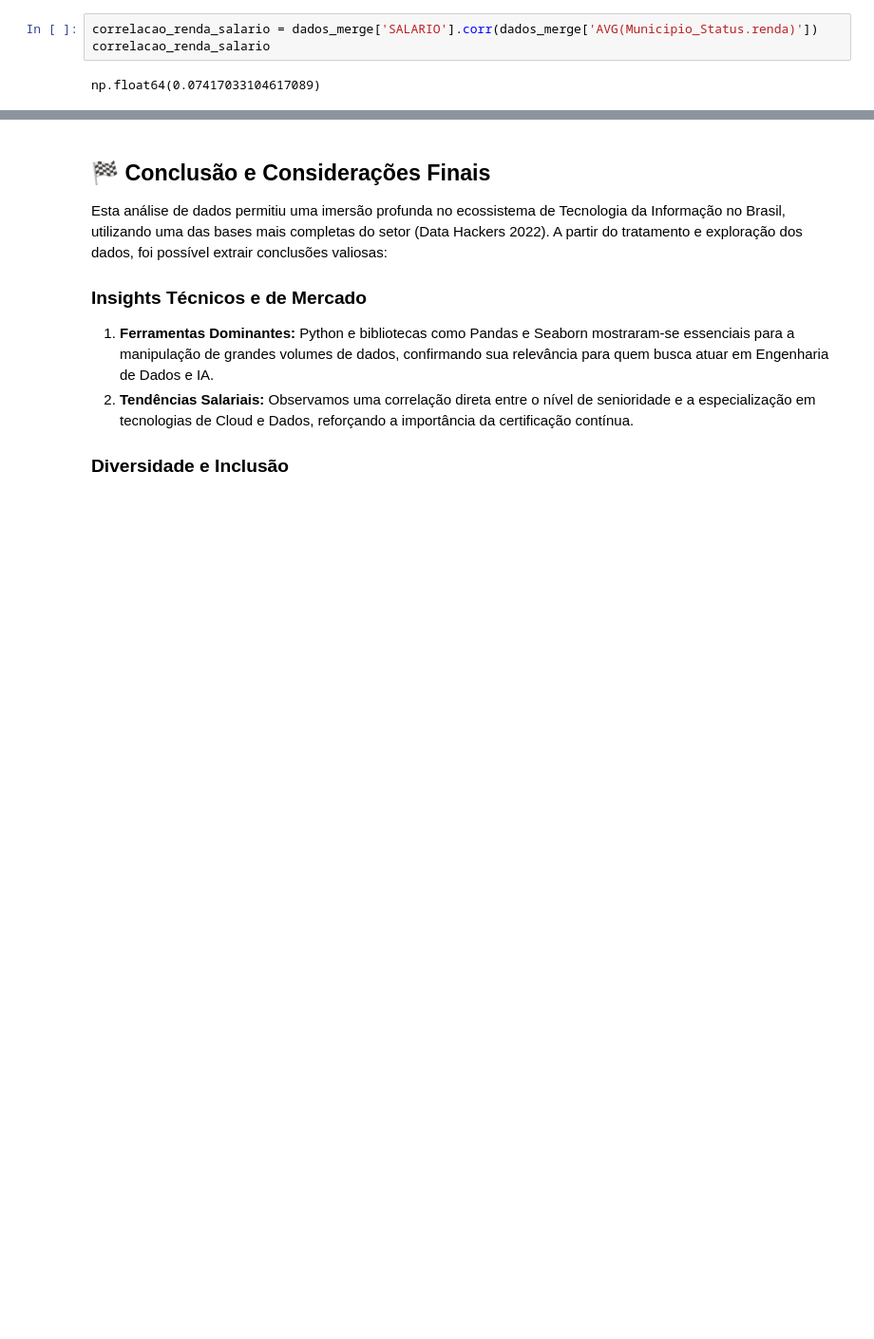
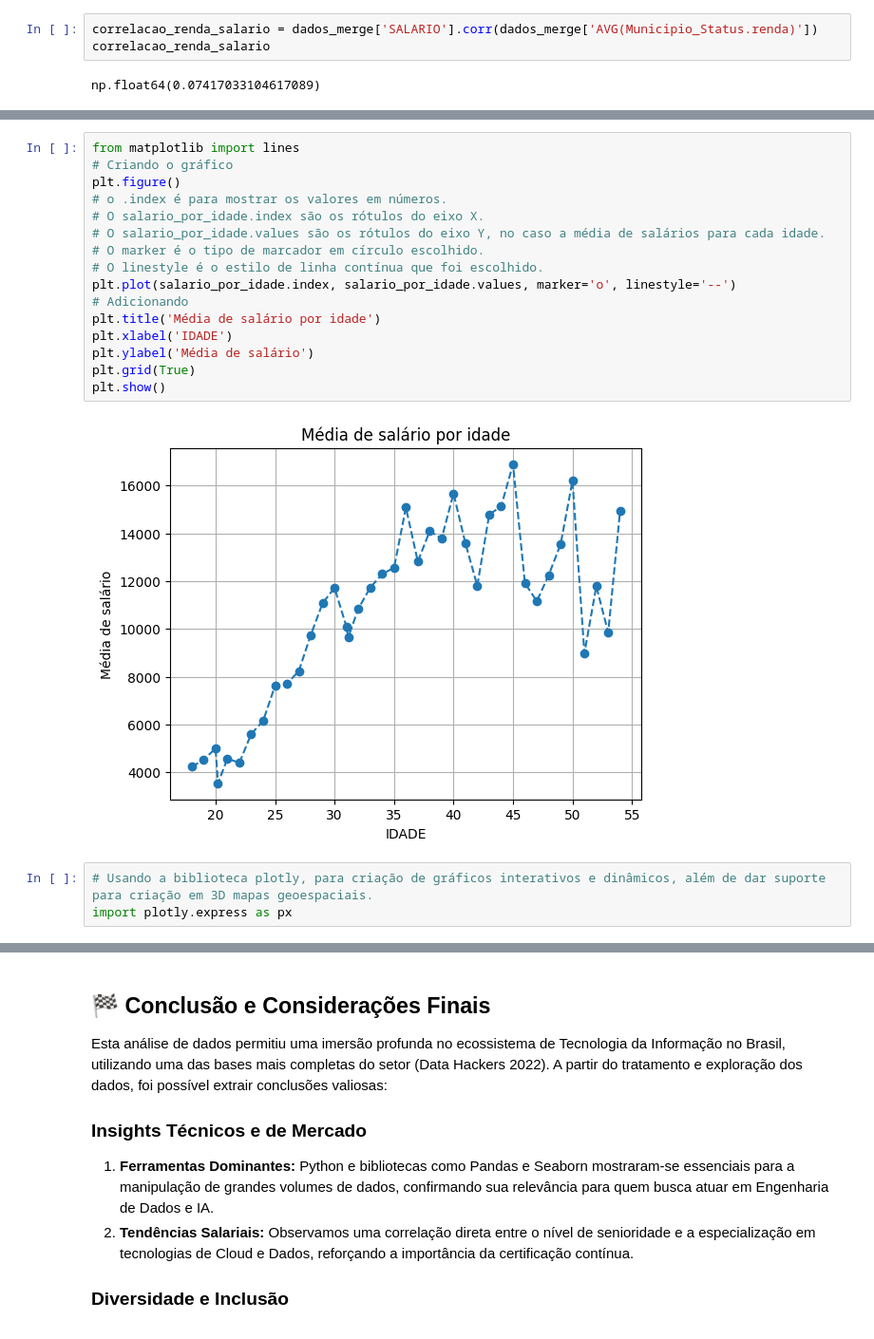
Before and after one commit to ferfaoliver-ferreira/Tratamento_dados_pesquisa_datahackers, a Jupyter notebook: análise_dados.ipynb, the cells around one changed output, grey strips where cells are left out. Shown at 95% size. Saved outputs shown, nothing was run; the diff lists cells and outputs as text; blank space fills up the shorter version.

```diff
--- a/análise_dados.ipynb
+++ b/análise_dados.ipynb
@@ -1111,0 +1181,21 @@ np.float64(0.07417033104617089)
+# %%
+from matplotlib import lines
+# Criando o gráfico
+plt.figure()
+# o .index é para mostrar os valores em números.
+# O salario_por_idade.index são os rótulos do eixo X.
+# O salario_por_idade.values são os rótulos do eixo Y, no caso a média de salários para cada idade.
+# O marker é o tipo de marcador em círculo escolhido.
+# O linestyle é o estilo de linha contínua que foi escolhido.
+plt.plot(salario_por_idade.index, salario_por_idade.values, marker='o', linestyle='--')
+# Adicionando
+plt.title('Média de salário por idade')
+plt.xlabel('IDADE')
+plt.ylabel('Média de salário')
+plt.grid(True)
+plt.show()
+# %% [output]
+[figure, added]
+# %%
+# Usando a biblioteca plotly, para criação de gráficos interativos e dinâmicos, além de dar suporte para criação em 3D mapas geoespaciais.
+import plotly.express as px
```
Also changed, not shown: parts of 19 cells of this notebook.
